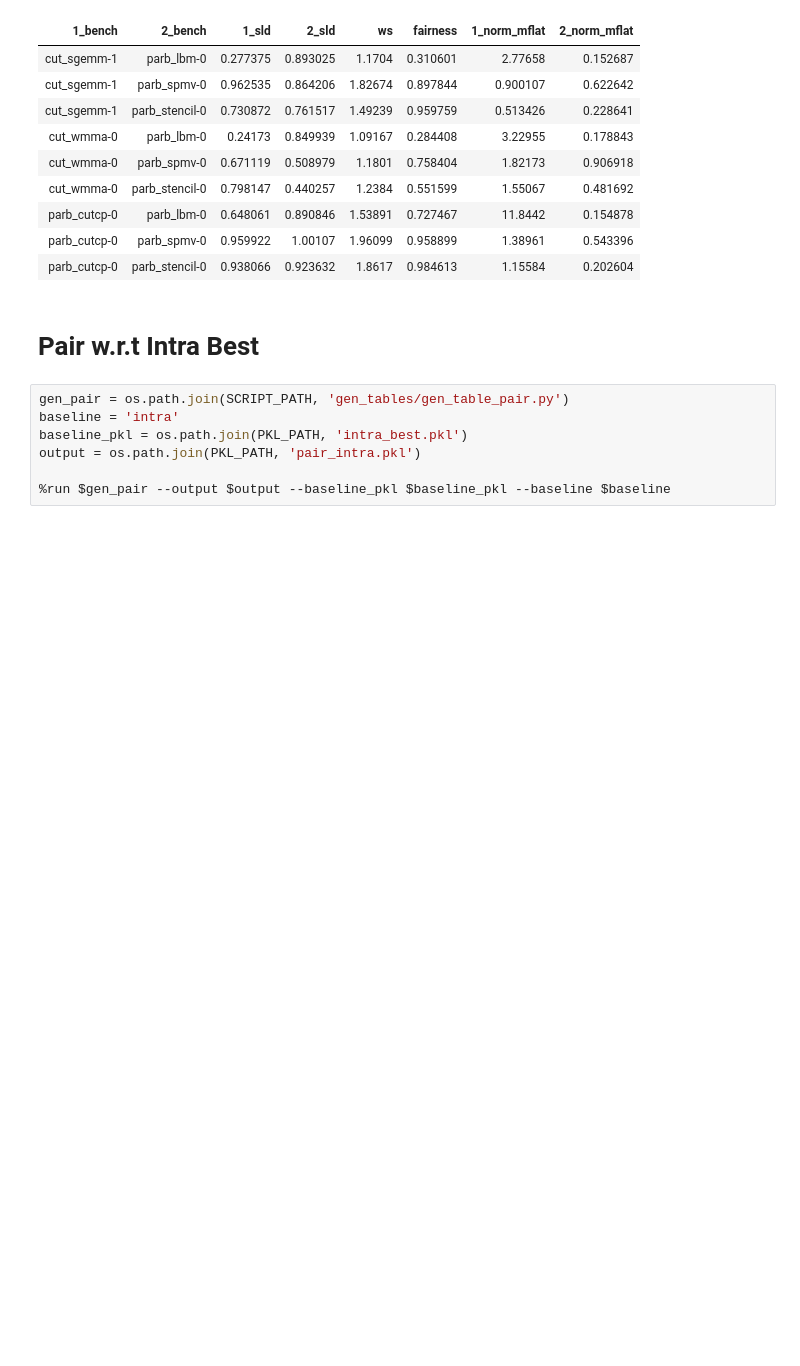
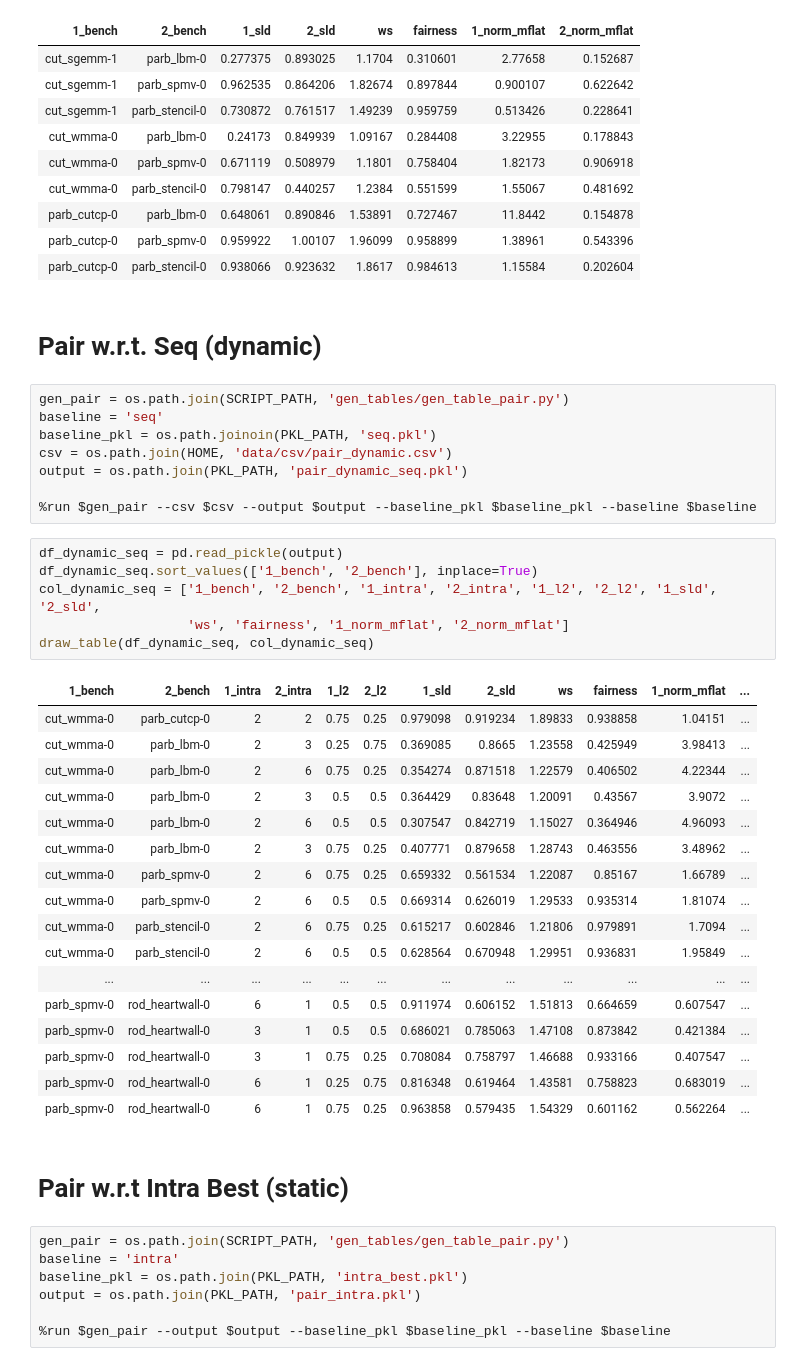
Before and after one commit to UofT-EcoSystem/GPU-Virtualization-Benchmarks, a Jupyter notebook: util/data/notebooks/View_Isolation.ipynb, the cells around one changed output. Cells and saved outputs as stored; diff of their text form; blank space fills up the shorter version.

Commit message:
split up table notebook into two

```diff
--- a/util/data/notebooks/View_Tables.ipynb
+++ b/util/data/notebooks/View_Isolation.ipynb
@@ -265,8 +251,42 @@ draw_table(df_pair_seq, col_pair_seq)
 | parb_cutcp-0 | parb_lbm-0 | 0.648061 | 0.890846 | 1.53891 | 0.727467 | 11.8442 | 0.154878 |
 | parb_cutcp-0 | parb_spmv-0 | 0.959922 | 1.00107 | 1.96099 | 0.958899 | 1.38961 | 0.543396 |
 | parb_cutcp-0 | parb_stencil-0 | 0.938066 | 0.923632 | 1.8617 | 0.984613 | 1.15584 | 0.202604 |
+# %% [markdown]
+# Pair w.r.t. Seq (dynamic)
+# %%
+gen_pair = os.path.join(SCRIPT_PATH, 'gen_tables/gen_table_pair.py')
+baseline = 'seq'
+baseline_pkl = os.path.joinoin(PKL_PATH, 'seq.pkl')
+csv = os.path.join(HOME, 'data/csv/pair_dynamic.csv')
+output = os.path.join(PKL_PATH, 'pair_dynamic_seq.pkl')
+
+%run $gen_pair --csv $csv --output $output --baseline_pkl $baseline_pkl --baseline $baseline
+# %%
+df_dynamic_seq = pd.read_pickle(output)
+df_dynamic_seq.sort_values(['1_bench', '2_bench'], inplace=True)
+col_dynamic_seq = ['1_bench', '2_bench', '1_intra', '2_intra', '1_l2', '2_l2', '1_sld', '2_sld',
+                   'ws', 'fairness', '1_norm_mflat', '2_norm_mflat']
+draw_table(df_dynamic_seq, col_dynamic_seq)
+# %% [output]
+| 1_bench | 2_bench | 1_intra | 2_intra | 1_l2 | 2_l2 | 1_sld | 2_sld | ws | fairness | 1_norm_mflat | ... |
+| cut_wmma-0 | parb_cutcp-0 | 2 | 2 | 0.75 | 0.25 | 0.979098 | 0.919234 | 1.89833 | 0.938858 | 1.04151 | ... |
+| cut_wmma-0 | parb_lbm-0 | 2 | 3 | 0.25 | 0.75 | 0.369085 | 0.8665 | 1.23558 | 0.425949 | 3.98413 | ... |
+| cut_wmma-0 | parb_lbm-0 | 2 | 6 | 0.75 | 0.25 | 0.354274 | 0.871518 | 1.22579 | 0.406502 | 4.22344 | ... |
+| cut_wmma-0 | parb_lbm-0 | 2 | 3 | 0.5 | 0.5 | 0.364429 | 0.83648 | 1.20091 | 0.43567 | 3.9072 | ... |
+| cut_wmma-0 | parb_lbm-0 | 2 | 6 | 0.5 | 0.5 | 0.307547 | 0.842719 | 1.15027 | 0.364946 | 4.96093 | ... |
+| cut_wmma-0 | parb_lbm-0 | 2 | 3 | 0.75 | 0.25 | 0.407771 | 0.879658 | 1.28743 | 0.463556 | 3.48962 | ... |
+| cut_wmma-0 | parb_spmv-0 | 2 | 6 | 0.75 | 0.25 | 0.659332 | 0.561534 | 1.22087 | 0.85167 | 1.66789 | ... |
+| cut_wmma-0 | parb_spmv-0 | 2 | 6 | 0.5 | 0.5 | 0.669314 | 0.626019 | 1.29533 | 0.935314 | 1.81074 | ... |
+| cut_wmma-0 | parb_stencil-0 | 2 | 6 | 0.75 | 0.25 | 0.615217 | 0.602846 | 1.21806 | 0.979891 | 1.7094 | ... |
+| cut_wmma-0 | parb_stencil-0 | 2 | 6 | 0.5 | 0.5 | 0.628564 | 0.670948 | 1.29951 | 0.936831 | 1.95849 | ... |
+| ... | ... | ... | ... | ... | ... | ... | ... | ... | ... | ... | ... |
+| parb_spmv-0 | rod_heartwall-0 | 6 | 1 | 0.5 | 0.5 | 0.911974 | 0.606152 | 1.51813 | 0.664659 | 0.607547 | ... |
+| parb_spmv-0 | rod_heartwall-0 | 3 | 1 | 0.5 | 0.5 | 0.686021 | 0.785063 | 1.47108 | 0.873842 | 0.421384 | ... |
+| parb_spmv-0 | rod_heartwall-0 | 3 | 1 | 0.75 | 0.25 | 0.708084 | 0.758797 | 1.46688 | 0.933166 | 0.407547 | ... |
+| parb_spmv-0 | rod_heartwall-0 | 6 | 1 | 0.25 | 0.75 | 0.816348 | 0.619464 | 1.43581 | 0.758823 | 0.683019 | ... |
+| parb_spmv-0 | rod_heartwall-0 | 6 | 1 | 0.75 | 0.25 | 0.963858 | 0.579435 | 1.54329 | 0.601162 | 0.562264 | ... |
 # %% [markdown]
-# Pair w.r.t Intra Best
+# Pair w.r.t Intra Best (static)
 # %%
 gen_pair = os.path.join(SCRIPT_PATH, 'gen_tables/gen_table_pair.py')
 baseline = 'intra'
```
Also changed, not shown: parts of 2 cells of this notebook, 1 other file.
